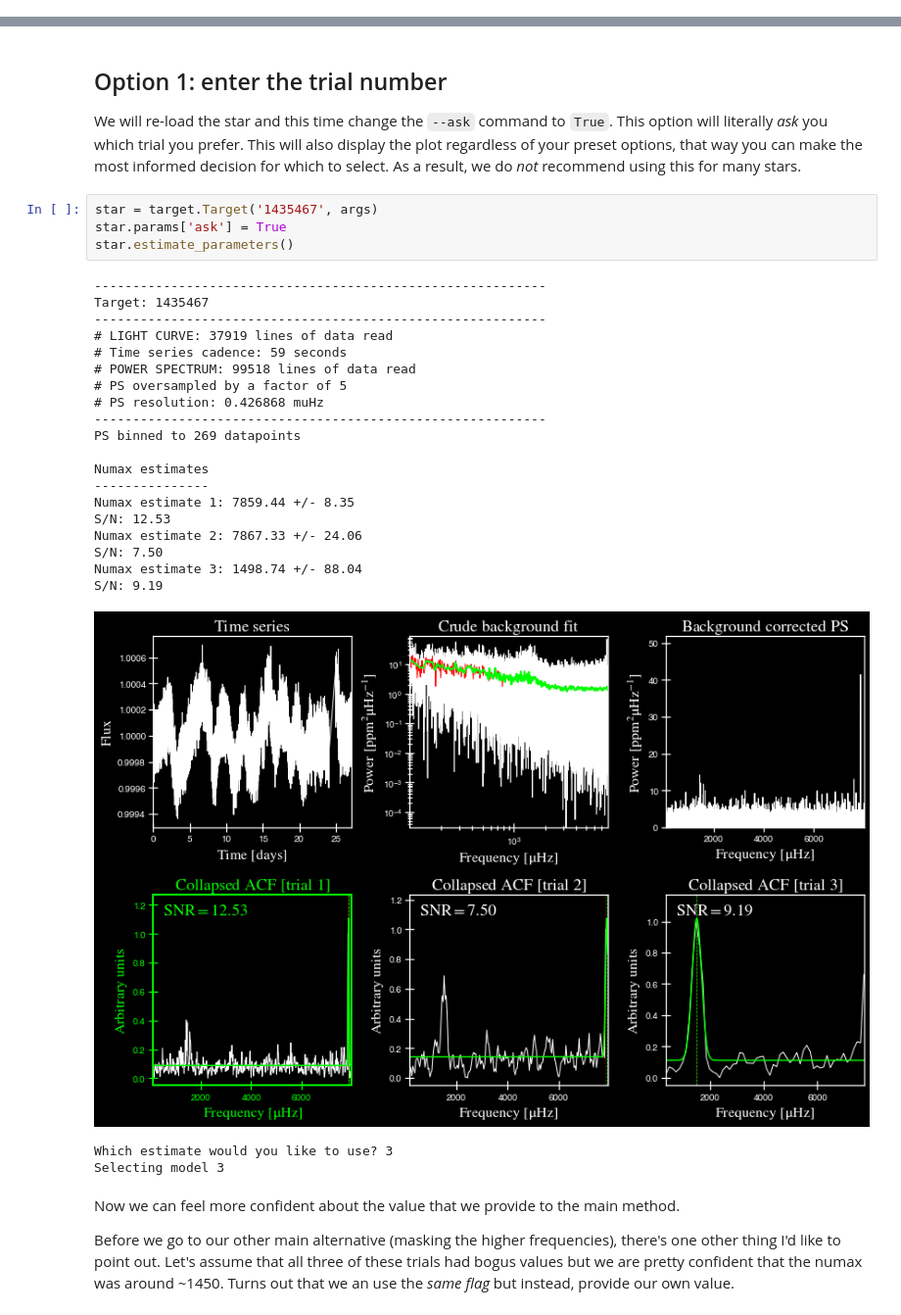
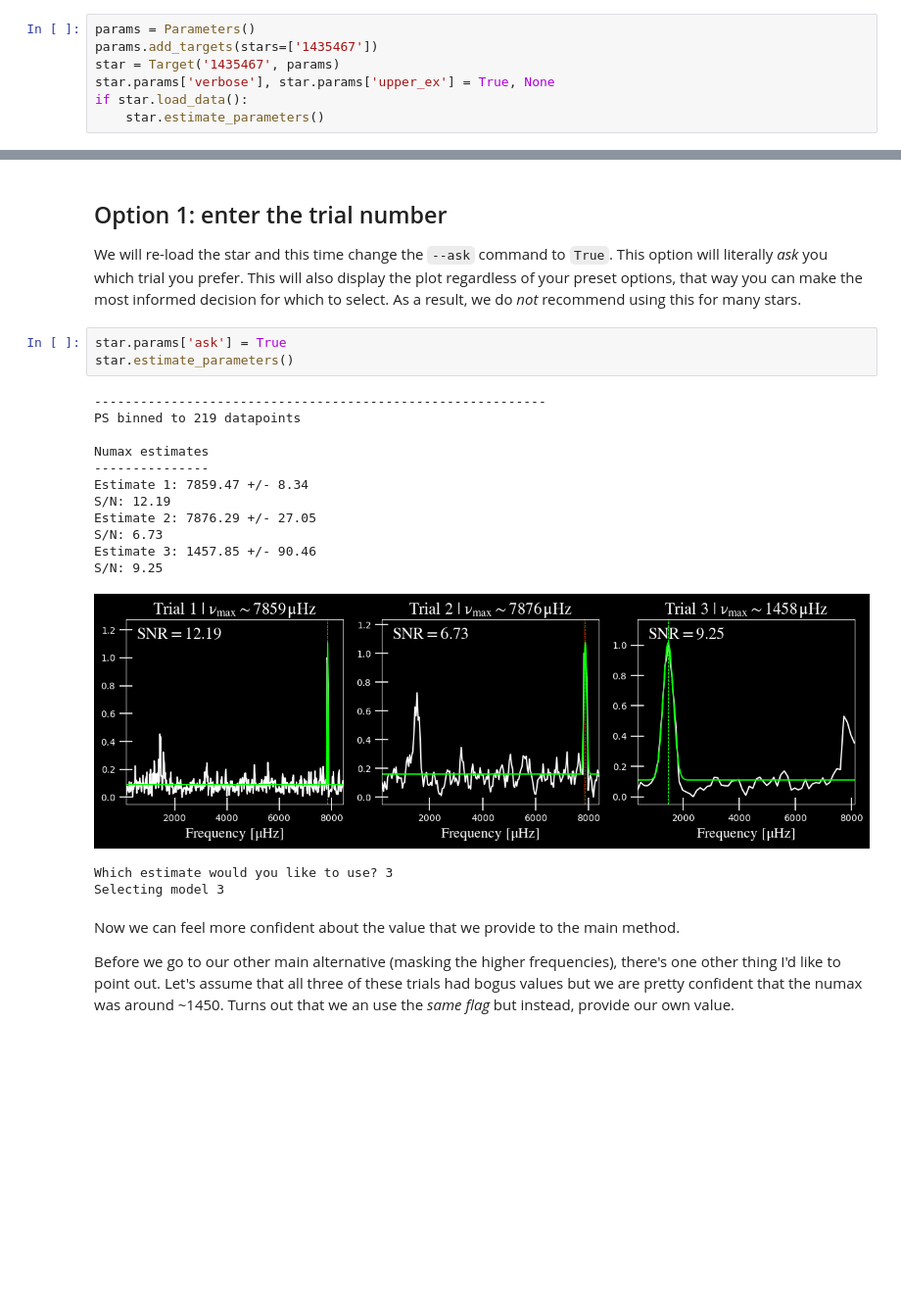
Before and after one commit to ashleychontos/pySYD, a Jupyter notebook: docs/usage/nb/numaxhacks.ipynb, the cells around one changed output, grey strips where cells are left out. Shown at 98% size. Cells and saved outputs as stored; diff of their text form; blank space fills up the shorter version.

```diff
--- a/docs/usage/nb/numaxhacks.ipynb
+++ b/docs/usage/nb/numaxhacks.ipynb
@@ -52,0 +28,7 @@ white: 1.33 ppm^2/muHz
+# %%
+params = Parameters()
+params.add_targets(stars=['1435467'])
+star = Target('1435467', params)
+star.params['verbose'], star.params['upper_ex'] = True, None
+if star.load_data():
+    star.estimate_parameters()
@@ -73,30 +75,21 @@ We have a few options of how we can go about this. The first is to provide an up
 
 We will re-load the star and this time change the `--ask` command to `True`. This option will literally *ask* you which trial you prefer. This will also display the plot regardless of your preset options, that way you can make the most informed decision for which to select. As a result, we do *not* recommend using this for many stars.
 # %%
-star = target.Target('1435467', args)
 star.params['ask'] = True
 star.estimate_parameters()
 # %% [output]
 -----------------------------------------------------------
-Target: 1435467
------------------------------------------------------------
-# LIGHT CURVE: 37919 lines of data read
-# Time series cadence: 59 seconds
-# POWER SPECTRUM: 99518 lines of data read
-# PS oversampled by a factor of 5
-# PS resolution: 0.426868 muHz
------------------------------------------------------------
-PS binned to 269 datapoints
+PS binned to 219 datapoints
 
 Numax estimates
 ---------------
-Numax estimate 1: 7859.44 +/- 8.35
-S/N: 12.53
-Numax estimate 2: 7867.33 +/- 24.06
-S/N: 7.50
-Numax estimate 3: 1498.74 +/- 88.04
-S/N: 9.19
+Estimate 1: 7859.47 +/- 8.34
+S/N: 12.19
+Estimate 2: 7876.29 +/- 27.05
+S/N: 6.73
+Estimate 3: 1457.85 +/- 90.46
+S/N: 9.25
-[figure, old version]
+[figure, new version]
 Which estimate would you like to use? 3
 Selecting model 3
 # %% [markdown]
```
Also changed, not shown: parts of 10 cells of this notebook, 5 other files.
